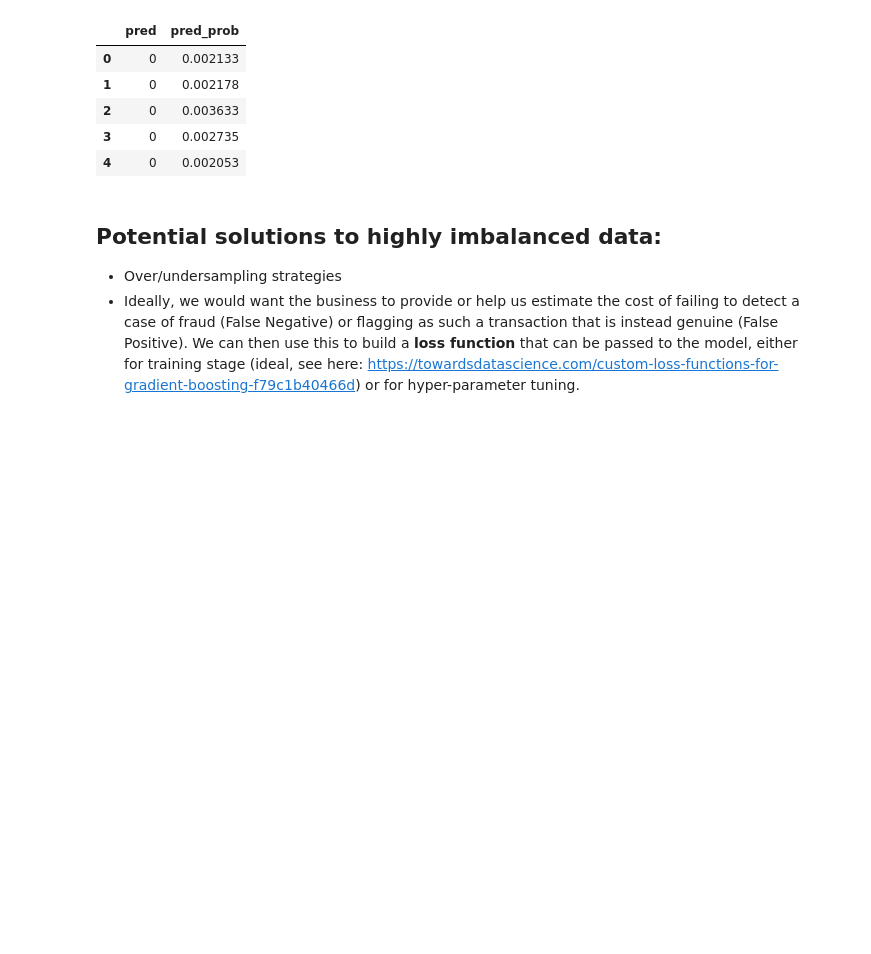
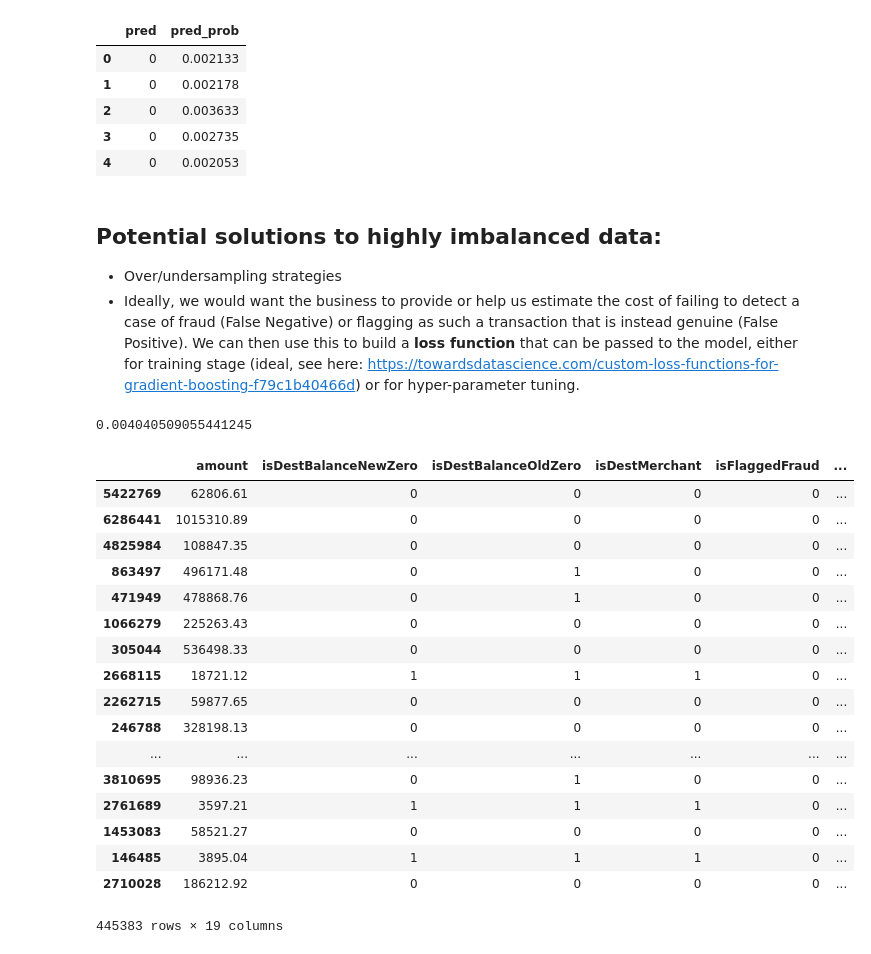
Before and after one commit to aabaroni/fraud-detector, a Jupyter notebook: notebooks/model_assessment.ipynb, the cells around one changed output. Drawn from its saved outputs; the diff is of its cells as text; code cells hidden in the pictures; blank space fills up the shorter version.

```diff
--- a/notebooks/model_assessment.ipynb
+++ b/notebooks/model_assessment.ipynb
@@ -340,3 +344,8 @@ y_pred_df.head()
 #     ]
 
 #     print(i + 1, ' done')
+# %%
+np.mean(model.predict_proba(X_train_cp)[:, 0])
+np.mean(model.predict_proba(X_train_cp)[:, 1])
+# %% [output]
+0.004040509055441245
@@ -342,0 +356,22 @@ y_pred_df.head()
+# %%
+
+model.predict()
+# %% [output]
+|  | amount | isDestBalanceNewZero | isDestBalanceOldZero | isDestMerchant | isFlaggedFraud | ... |
+| 5422769 | 62806.61 | 0 | 0 | 0 | 0 | ... |
+| 6286441 | 1015310.89 | 0 | 0 | 0 | 0 | ... |
+| 4825984 | 108847.35 | 0 | 0 | 0 | 0 | ... |
+| 863497 | 496171.48 | 0 | 1 | 0 | 0 | ... |
+| 471949 | 478868.76 | 0 | 1 | 0 | 0 | ... |
+| 1066279 | 225263.43 | 0 | 0 | 0 | 0 | ... |
+| 305044 | 536498.33 | 0 | 0 | 0 | 0 | ... |
+| 2668115 | 18721.12 | 1 | 1 | 1 | 0 | ... |
+| 2262715 | 59877.65 | 0 | 0 | 0 | 0 | ... |
+| 246788 | 328198.13 | 0 | 0 | 0 | 0 | ... |
+| ... | ... | ... | ... | ... | ... | ... |
+| 3810695 | 98936.23 | 0 | 1 | 0 | 0 | ... |
+| 2761689 | 3597.21 | 1 | 1 | 1 | 0 | ... |
+| 1453083 | 58521.27 | 0 | 0 | 0 | 0 | ... |
+| 146485 | 3895.04 | 1 | 1 | 1 | 0 | ... |
+| 2710028 | 186212.92 | 0 | 0 | 0 | 0 | ... |
+445383 rows × 19 columns
```
Also changed, not shown: parts of 2 cells of this notebook, 11 other files.
